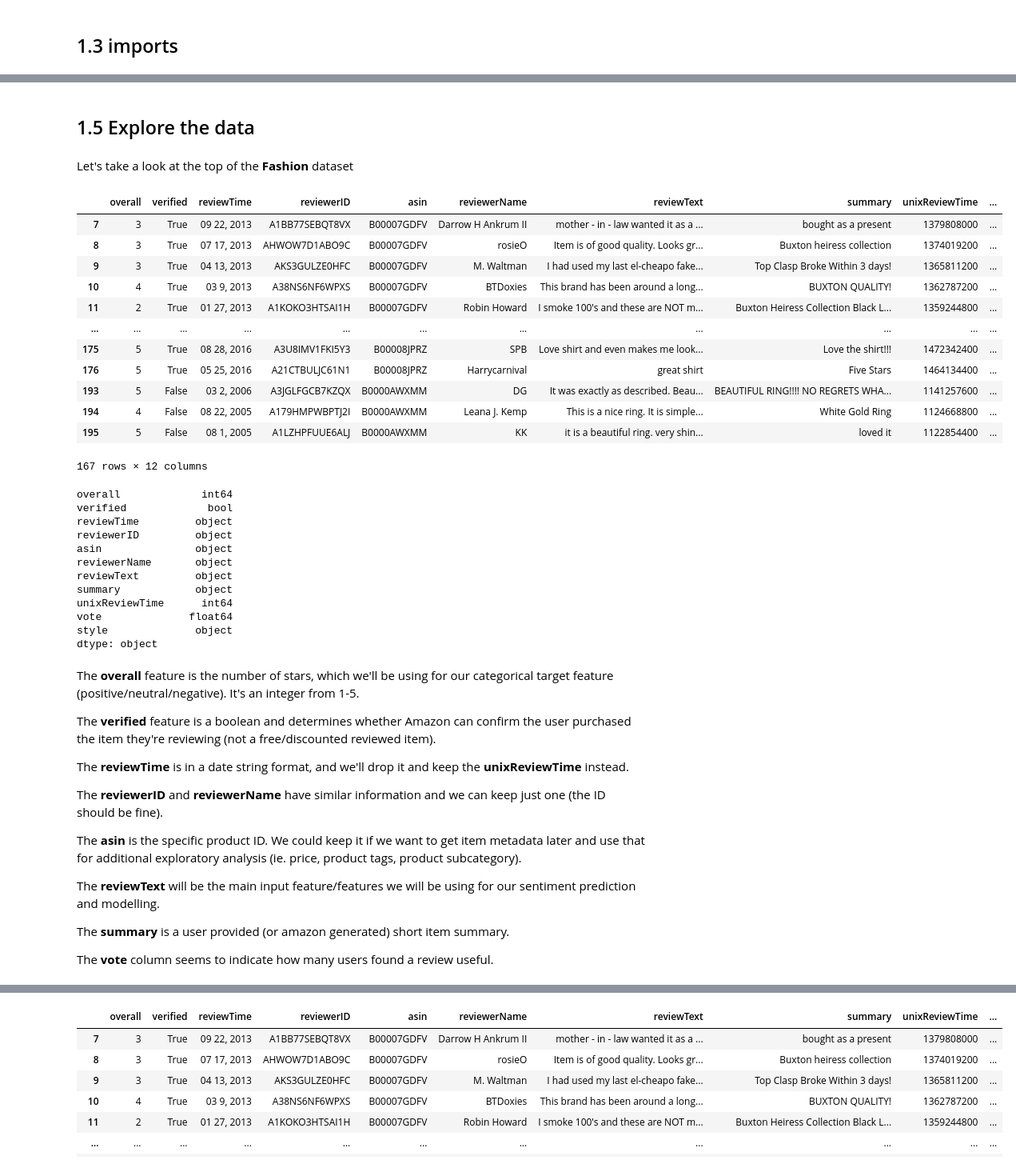
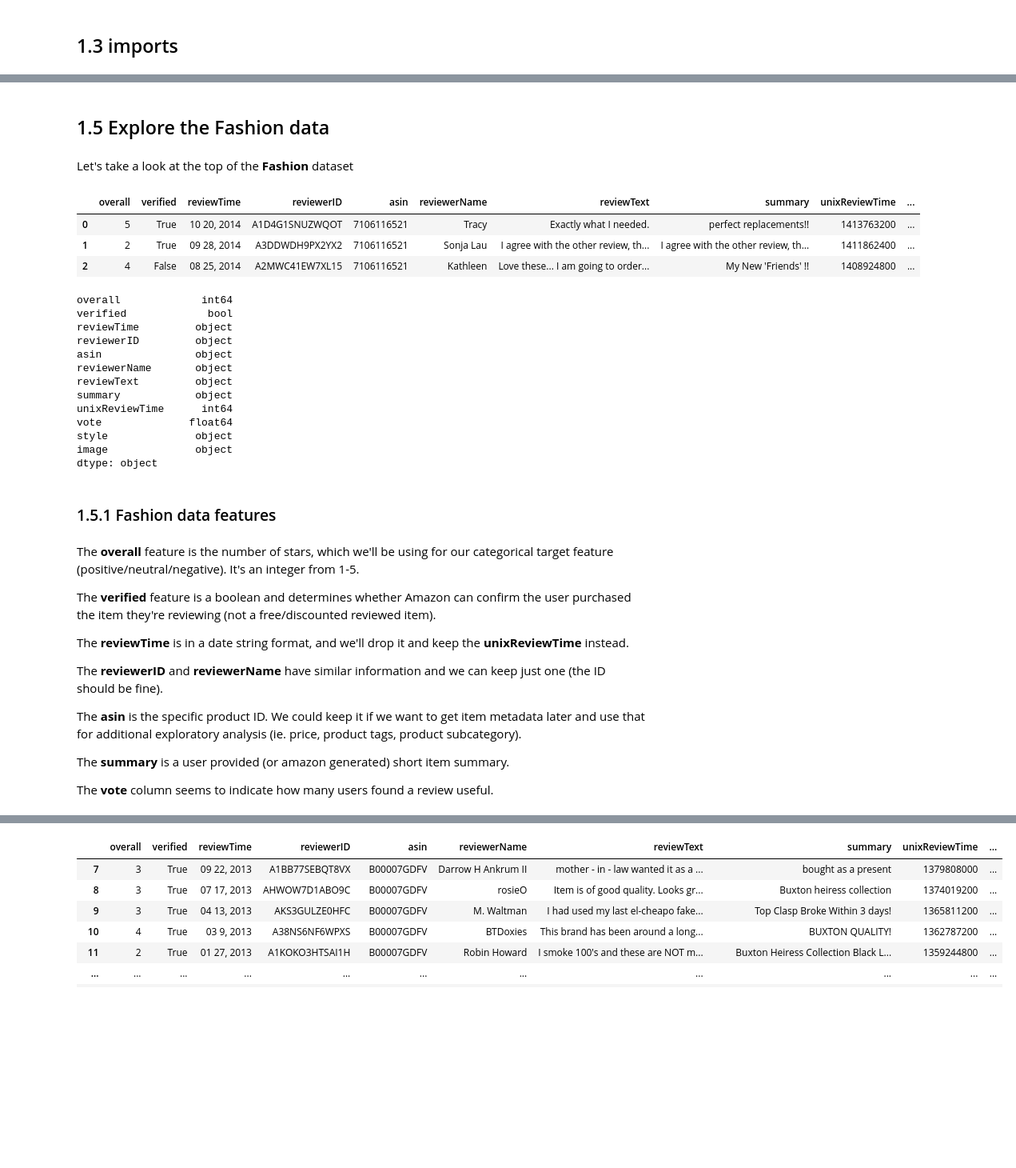
Before and after one commit to josephplpriest/springboard, a Jupyter notebook: capstone_projects/capstone_2/notebooks/1_Data_Wrangling.ipynb, the cells around one changed output, grey strips where cells are left out. Shown at 80% size. Saved outputs shown, nothing was run; the diff lists cells and outputs as text; code cells hidden in the pictures; blank space fills up the shorter version.

Commit message:
data_wrangling

```diff
--- a/capstone_projects/capstone_2/notebooks/1_Data_Wrangling.ipynb
+++ b/capstone_projects/capstone_2/notebooks/1_Data_Wrangling.ipynb
@@ -97,24 +107,16 @@ Because of how large the Electronics and Home and Kitchen datasets are (5+ GB ea
 # %% [markdown]
-## 1.5 Explore the data <a name="1.5_exploredata"></a>
+## 1.5 Explore the Fashion data <a name="1.5_exploredata"></a>
 # %% [markdown]
 Let's take a look at the top of the **Fashion** dataset
 # %%
-fashion_head = pd.read_json("AMAZON_FASHION.json", lines=True, nrows=200)
+fashion_head = pd.read_json("data/raw/AMAZON_FASHION.json", lines=True, nrows=200)
 # %%
+fashion_head.head(3)
 # %% [output]
 |  | overall | verified | reviewTime | reviewerID | asin | reviewerName | reviewText | summary | unixReviewTime | ... |
-| 7 | 3 | True | 09 22, 2013 | A1BB77SEBQT8VX | B00007GDFV | Darrow H Ankrum II | mother - in - law wanted it as a ... | bought as a present | 1379808000 | ... |
-| 8 | 3 | True | 07 17, 2013 | AHWOW7D1ABO9C | B00007GDFV | rosieO | Item is of good quality. Looks gr... | Buxton heiress collection | 1374019200 | ... |
-| 9 | 3 | True | 04 13, 2013 | AKS3GULZE0HFC | B00007GDFV | M. Waltman | I had used my last el-cheapo fake... | Top Clasp Broke Within 3 days! | 1365811200 | ... |
-| 10 | 4 | True | 03 9, 2013 | A38NS6NF6WPXS | B00007GDFV | BTDoxies | This brand has been around a long... | BUXTON QUALITY! | 1362787200 | ... |
-| 11 | 2 | True | 01 27, 2013 | A1KOKO3HTSAI1H | B00007GDFV | Robin Howard | I smoke 100's and these are NOT m... | Buxton Heiress Collection Black L... | 1359244800 | ... |
-| ... | ... | ... | ... | ... | ... | ... | ... | ... | ... | ... |
-| 175 | 5 | True | 08 28, 2016 | A3U8IMV1FKI5Y3 | B00008JPRZ | SPB | Love shirt and even makes me look... | Love the shirt!!! | 1472342400 | ... |
-| 176 | 5 | True | 05 25, 2016 | A21CTBULJC61N1 | B00008JPRZ | Harrycarnival | great shirt | Five Stars | 1464134400 | ... |
-| 193 | 5 | False | 03 2, 2006 | A3JGLFGCB7KZQX | B0000AWXMM | DG | It was exactly as described. Beau... | BEAUTIFUL RING!!!! NO REGRETS WHA... | 1141257600 | ... |
-| 194 | 4 | False | 08 22, 2005 | A179HMPWBPTJ2I | B0000AWXMM | Leana J. Kemp | This is a nice ring. It is simple... | White Gold Ring | 1124668800 | ... |
-| 195 | 5 | False | 08 1, 2005 | A1LZHPFUUE6ALJ | B0000AWXMM | KK | it is a beautiful ring. very shin... | loved it | 1122854400 | ... |
+| 0 | 5 | True | 10 20, 2014 | A1D4G1SNUZWQOT | 7106116521 | Tracy | Exactly what I needed. | perfect replacements!! | 1413763200 | ... |
+| 1 | 2 | True | 09 28, 2014 | A3DDWDH9PX2YX2 | 7106116521 | Sonja Lau | I agree with the other review, th... | I agree with the other review, th... | 1411862400 | ... |
+| 2 | 4 | False | 08 25, 2014 | A2MWC41EW7XL15 | 7106116521 | Kathleen | Love these... I am going to order... | My New 'Friends' !! | 1408924800 | ... |
-167 rows × 12 columns
 # %%
 fashion_head.dtypes
 # %% [output]
@@ -129,7 +131,10 @@ summary            object
 unixReviewTime      int64
 vote              float64
 style              object
+image              object
 dtype: object
+# %% [markdown]
+### 1.5.1 Fashion data features <a name="1.5.1_feat"></a>
 # %% [markdown]
 The **overall** feature is the number of stars, which we'll be using for our categorical target feature (positive/neutral/negative). It's an integer from 1-5.
 
@@ -141,8 +146,6 @@ The **reviewerID** and **reviewerName** have similar information and we can keep
 
 The **asin** is the specific product ID. We could keep it if we want to get item metadata later and use that for additional exploratory analysis (ie. price, product tags, product subcategory).
 
-The **reviewText** will be the main input feature/features we will be using for our sentiment prediction and modelling.
-
 The **summary** is a user provided (or amazon generated) short item summary.
 
 The **vote** column seems to indicate how many users found a review useful.
```
Also changed, not shown: parts of 67 cells of this notebook, 1 other file.
